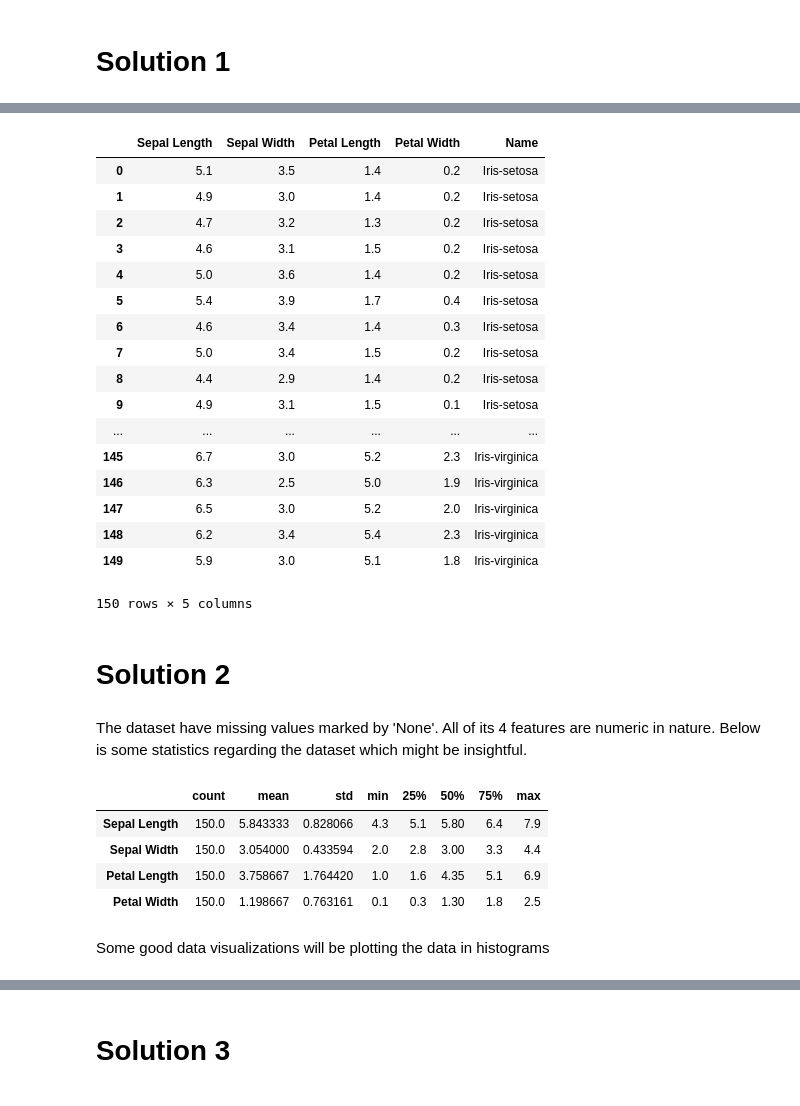
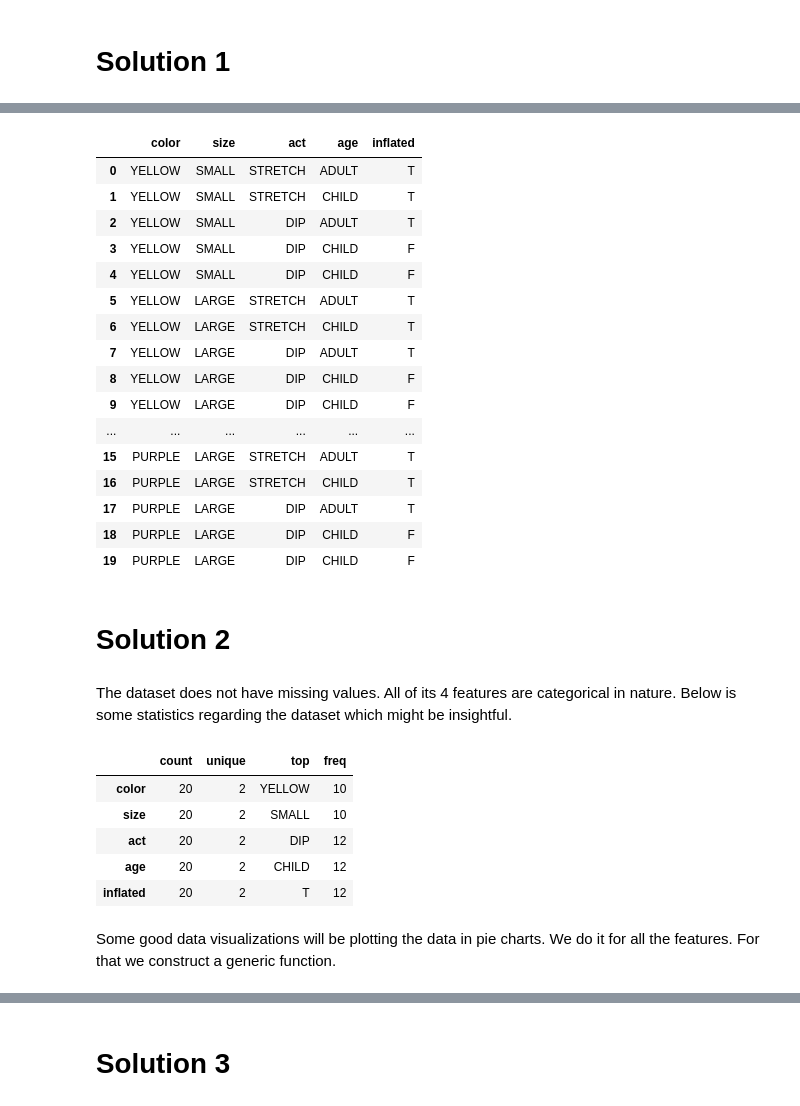
Before and after one commit to Rahul-Mondal/CS6220, a Jupyter notebook: M8-A7-Decision-Trees.ipynb, the cells around one changed output, grey strips where cells are left out. Cells and saved outputs as stored; diff of their text form; code cells hidden in the pictures.

```diff
--- a/M8-A7-Decision-Trees.ipynb
+++ b/M8-A7-Decision-Trees.ipynb
@@ -21,40 +31,39 @@ Below is the Iris dataset that represents 4 attributes petal length, petal width
 # %%
 # Load data
-fileURL = 'http://archive.ics.uci.edu/ml/machine-learning-databases/iris/iris.data'
-colNames = ['Sepal Length', 'Sepal Width', 'Petal Length', 'Petal Width', 'Name']
-data = pd.read_csv(fileURL, names=colNames, header=None)
+fileURL = 'http://mlr.cs.umass.edu/ml/machine-learning-databases/balloons/adult-stretch.data'
+name = ['color', 'size', 'act', 'age', 'inflated']
+data = pd.read_csv(fileURL, names=name, header=None)
 data
 # %% [output]
-|  | Sepal Length | Sepal Width | Petal Length | Petal Width | Name |
-| 0 | 5.1 | 3.5 | 1.4 | 0.2 | Iris-setosa |
-| 1 | 4.9 | 3.0 | 1.4 | 0.2 | Iris-setosa |
-| 2 | 4.7 | 3.2 | 1.3 | 0.2 | Iris-setosa |
-| 3 | 4.6 | 3.1 | 1.5 | 0.2 | Iris-setosa |
-| 4 | 5.0 | 3.6 | 1.4 | 0.2 | Iris-setosa |
-| 5 | 5.4 | 3.9 | 1.7 | 0.4 | Iris-setosa |
-| 6 | 4.6 | 3.4 | 1.4 | 0.3 | Iris-setosa |
-| 7 | 5.0 | 3.4 | 1.5 | 0.2 | Iris-setosa |
-| 8 | 4.4 | 2.9 | 1.4 | 0.2 | Iris-setosa |
-| 9 | 4.9 | 3.1 | 1.5 | 0.1 | Iris-setosa |
+|  | color | size | act | age | inflated |
+| 0 | YELLOW | SMALL | STRETCH | ADULT | T |
+| 1 | YELLOW | SMALL | STRETCH | CHILD | T |
+| 2 | YELLOW | SMALL | DIP | ADULT | T |
+| 3 | YELLOW | SMALL | DIP | CHILD | F |
+| 4 | YELLOW | SMALL | DIP | CHILD | F |
+| 5 | YELLOW | LARGE | STRETCH | ADULT | T |
+| 6 | YELLOW | LARGE | STRETCH | CHILD | T |
+| 7 | YELLOW | LARGE | DIP | ADULT | T |
+| 8 | YELLOW | LARGE | DIP | CHILD | F |
+| 9 | YELLOW | LARGE | DIP | CHILD | F |
 | ... | ... | ... | ... | ... | ... |
-| 145 | 6.7 | 3.0 | 5.2 | 2.3 | Iris-virginica |
-| 146 | 6.3 | 2.5 | 5.0 | 1.9 | Iris-virginica |
-| 147 | 6.5 | 3.0 | 5.2 | 2.0 | Iris-virginica |
-| 148 | 6.2 | 3.4 | 5.4 | 2.3 | Iris-virginica |
-| 149 | 5.9 | 3.0 | 5.1 | 1.8 | Iris-virginica |
+| 15 | PURPLE | LARGE | STRETCH | ADULT | T |
+| 16 | PURPLE | LARGE | STRETCH | CHILD | T |
+| 17 | PURPLE | LARGE | DIP | ADULT | T |
+| 18 | PURPLE | LARGE | DIP | CHILD | F |
+| 19 | PURPLE | LARGE | DIP | CHILD | F |
-150 rows × 5 columns
 # %% [markdown]
 # Solution 2
 # %% [markdown]
-The dataset have missing values marked by 'None'. All of its 4 features are numeric in nature. Below is some statistics regarding the dataset which might be insightful.
+The dataset does not have missing values. All of its 4 features are categorical in nature. Below is some statistics regarding the dataset which might be insightful.
 # %%
-data_stats = data.describe().transpose()
-data_stats
+data.describe().transpose()
 # %% [output]
-|  | count | mean | std | min | 25% | 50% | 75% | max |
-| Sepal Length | 150.0 | 5.843333 | 0.828066 | 4.3 | 5.1 | 5.80 | 6.4 | 7.9 |
-| Sepal Width | 150.0 | 3.054000 | 0.433594 | 2.0 | 2.8 | 3.00 | 3.3 | 4.4 |
-| Petal Length | 150.0 | 3.758667 | 1.764420 | 1.0 | 1.6 | 4.35 | 5.1 | 6.9 |
-| Petal Width | 150.0 | 1.198667 | 0.763161 | 0.1 | 0.3 | 1.30 | 1.8 | 2.5 |
+|  | count | unique | top | freq |
+| color | 20 | 2 | YELLOW | 10 |
+| size | 20 | 2 | SMALL | 10 |
+| act | 20 | 2 | DIP | 12 |
+| age | 20 | 2 | CHILD | 12 |
+| inflated | 20 | 2 | T | 12 |
 # %% [markdown]
-Some good data visualizations will be plotting the data in histograms
+Some good data visualizations will be plotting the data in pie charts. We do it for all the features. For that we construct a generic function.
```
Also changed, not shown: parts of 30 cells of this notebook.
